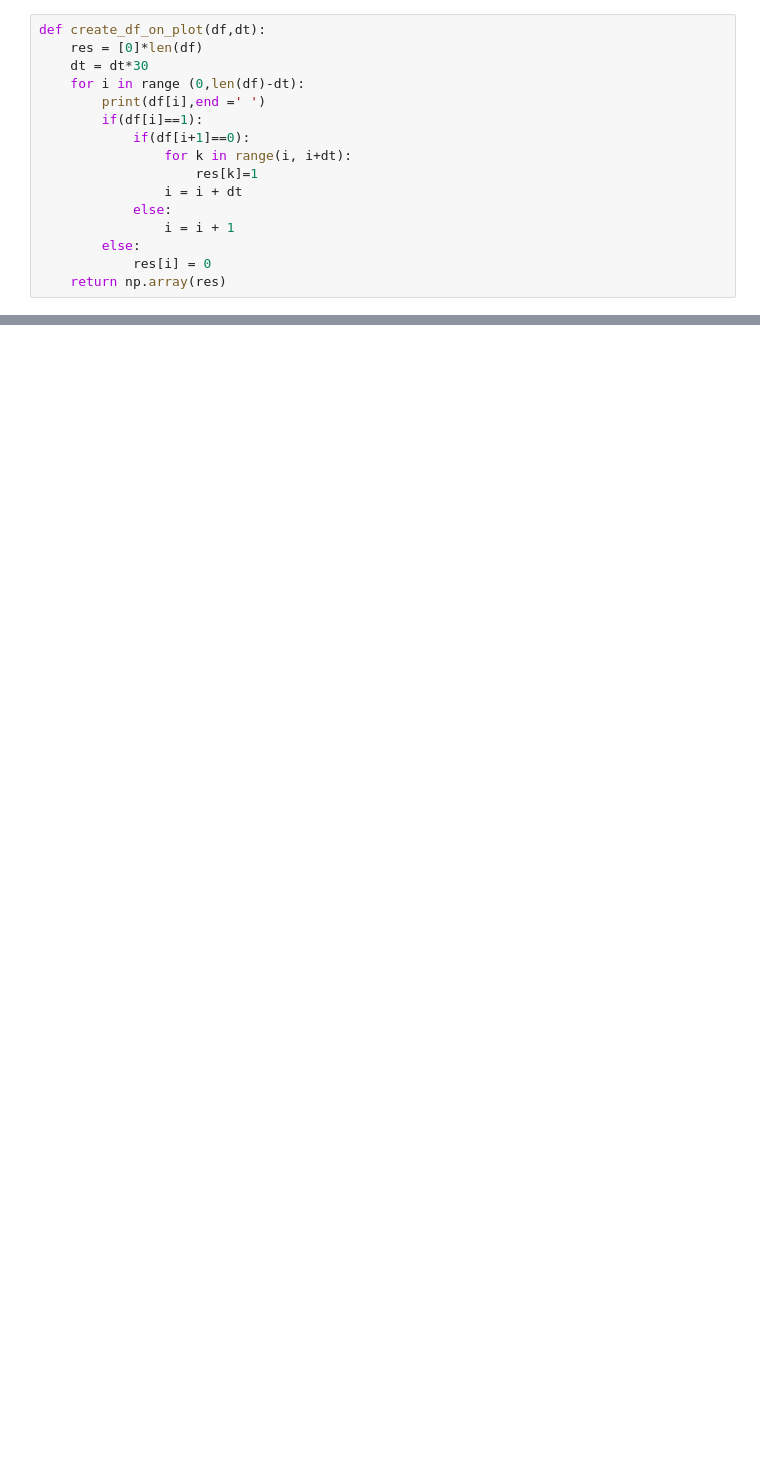
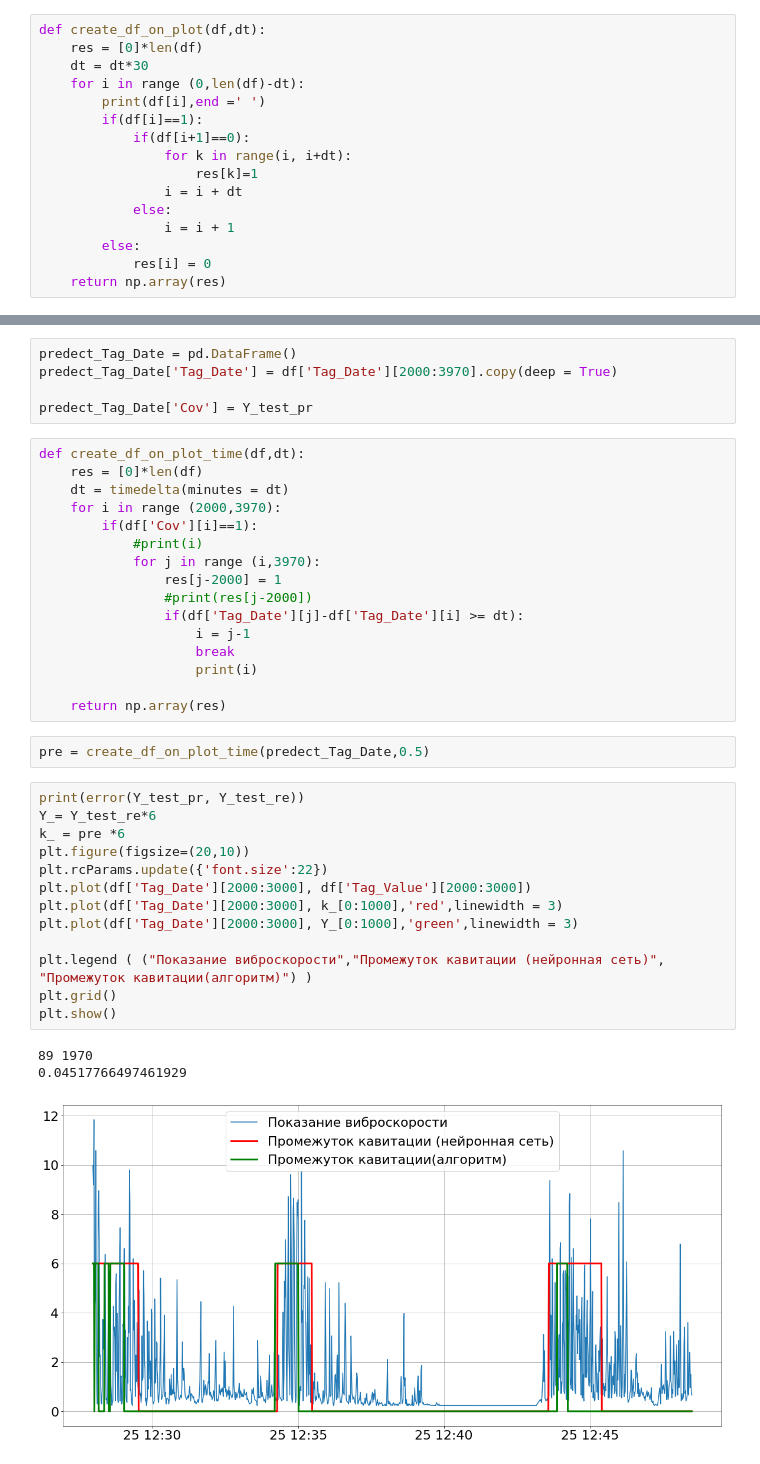
Before and after one commit to IImbryk/a_simple_neural_network, a Jupyter notebook: Keras_NN.ipynb, the cells around one changed output, grey strips where cells are left out. Saved outputs shown, nothing was run; the diff lists cells and outputs as text; blank space fills up the shorter version.

```diff
--- a/Keras_NN.ipynb
+++ b/Keras_NN.ipynb
@@ -205,0 +210,40 @@ plt.show()
+# %%
+predect_Tag_Date = pd.DataFrame()
+predect_Tag_Date['Tag_Date'] = df['Tag_Date'][2000:3970].copy(deep = True)
+
+predect_Tag_Date['Cov'] = Y_test_pr
+# %%
+def create_df_on_plot_time(df,dt):
+    res = [0]*len(df)
+    dt = timedelta(minutes = dt)
+    for i in range (2000,3970):
+        if(df['Cov'][i]==1):
+            #print(i)
+            for j in range (i,3970):
+                res[j-2000] = 1
+                #print(res[j-2000])
+                if(df['Tag_Date'][j]-df['Tag_Date'][i] >= dt):
+                    i = j-1
+                    break
+                    print(i)
+
+    return np.array(res)
+# %%
+pre = create_df_on_plot_time(predect_Tag_Date,0.5)
+# %%
+print(error(Y_test_pr, Y_test_re))
+Y_= Y_test_re*6
+k_ = pre *6
+plt.figure(figsize=(20,10))
+plt.rcParams.update({'font.size':22})
+plt.plot(df['Tag_Date'][2000:3000], df['Tag_Value'][2000:3000])
+plt.plot(df['Tag_Date'][2000:3000], k_[0:1000],'red',linewidth = 3)
+plt.plot(df['Tag_Date'][2000:3000], Y_[0:1000],'green',linewidth = 3)
+
+plt.legend ( ("Показание виброскорости","Промежуток кавитации (нейронная сеть)", "Промежуток кавитации(алгоритм)") )
+plt.grid()
+plt.show()
+# %% [output]
+89 1970
+0.04517766497461929
+[figure, added]
```
Also changed, not shown: parts of 18 cells of this notebook, 20 other files.
